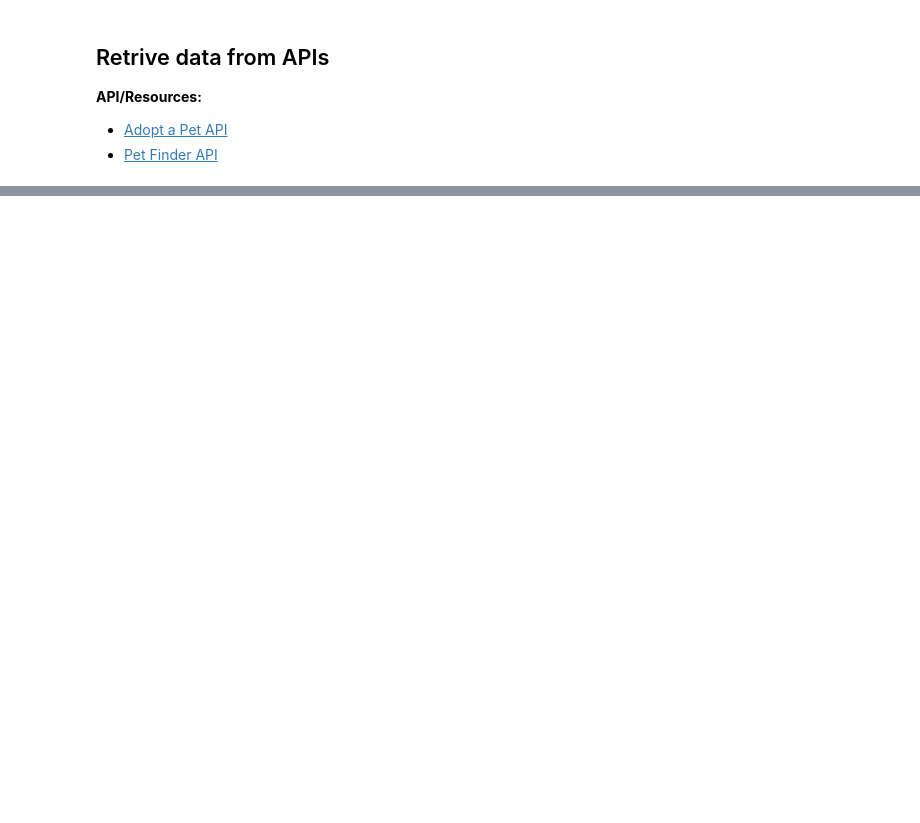
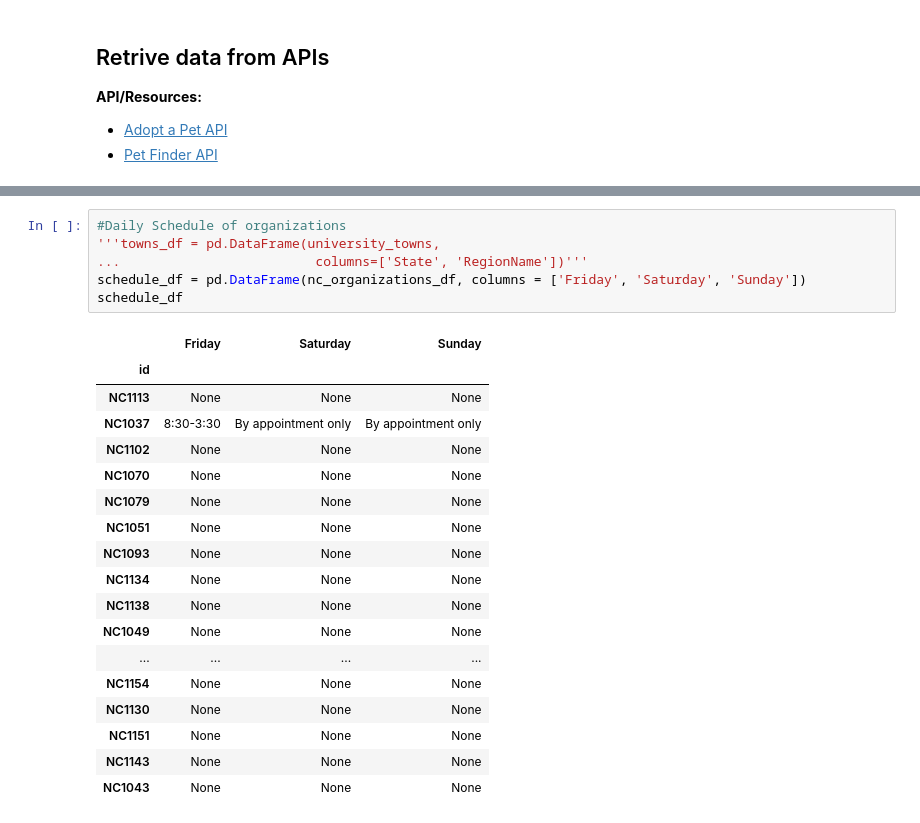
Before and after one commit to asosatrejo/pet-adoption-analysis, a Jupyter notebook: Location-Analysis.ipynb, the cells around one changed output, grey strips where cells are left out. Cells and saved outputs as stored; diff of their text form; blank space fills up the shorter version.

```diff
--- a/Location-Analysis.ipynb
+++ b/Location-Analysis.ipynb
@@ -28,0 +139,25 @@ nc_organizations_df.head()
+# %%
+#Daily Schedule of organizations
+'''towns_df = pd.DataFrame(university_towns,
+...                         columns=['State', 'RegionName'])'''
+schedule_df = pd.DataFrame(nc_organizations_df, columns = ['Friday', 'Saturday', 'Sunday'])
+schedule_df
+# %% [output]
+|  | Friday | Saturday | Sunday |
+| id |  |  |  |
+| NC1113 | None | None | None |
+| NC1037 | 8:30-3:30 | By appointment only | By appointment only |
+| NC1102 | None | None | None |
+| NC1070 | None | None | None |
+| NC1079 | None | None | None |
+| NC1051 | None | None | None |
+| NC1093 | None | None | None |
+| NC1134 | None | None | None |
+| NC1138 | None | None | None |
+| NC1049 | None | None | None |
+| ... | ... | ... | ... |
+| NC1154 | None | None | None |
+| NC1130 | None | None | None |
+| NC1151 | None | None | None |
+| NC1143 | None | None | None |
+| NC1043 | None | None | None |
```
Also changed, not shown: parts of 5 cells of this notebook, 3 other files.
